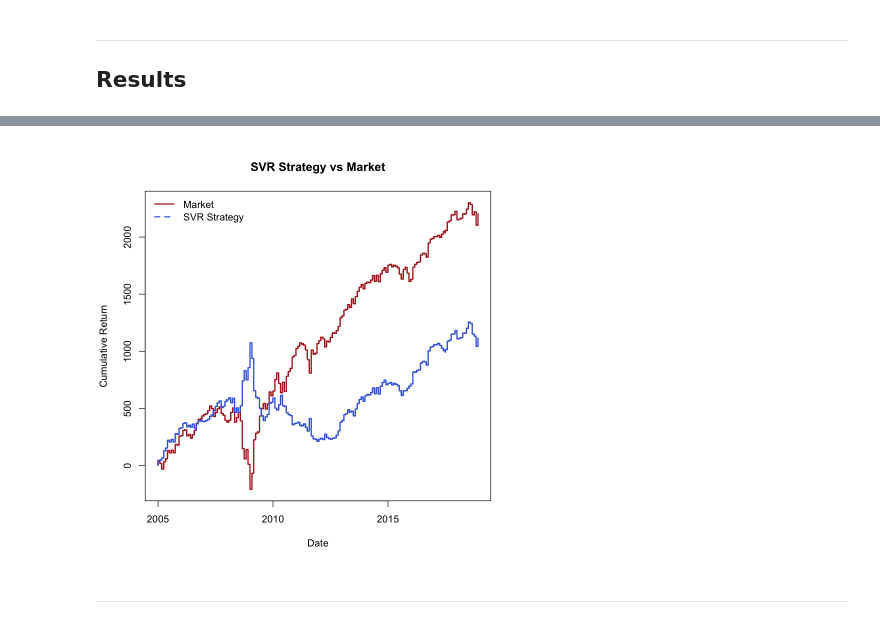
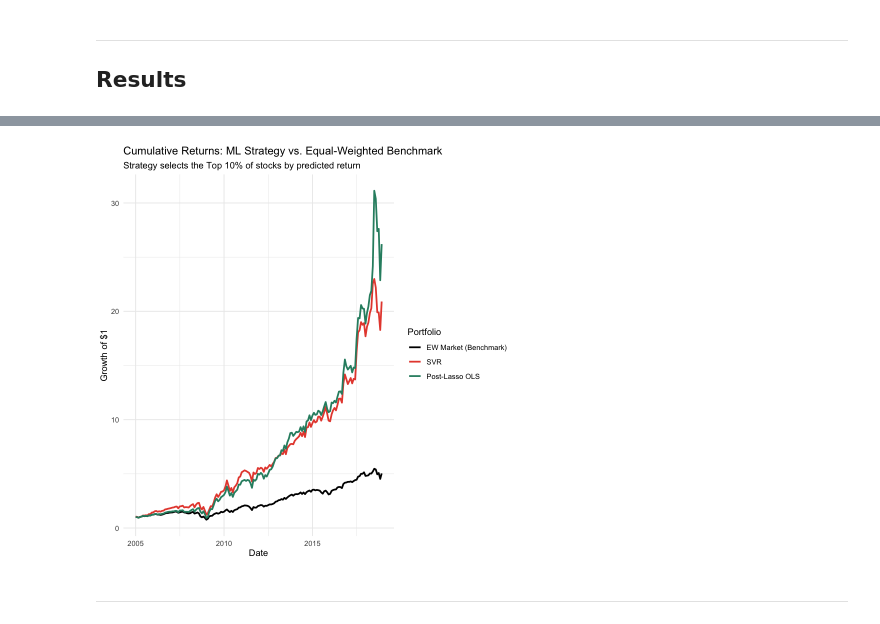
Before and after one commit to hugh-jiang/afm423, a Jupyter notebook: svr_ff5_and_hurst.ipynb, the cells around one changed output, grey strips where cells are left out. Cells and saved outputs as stored; diff of their text form; code cells hidden in the pictures.

```diff
--- a/svr_ff5_and_hurst.ipynb
+++ b/svr_ff5_and_hurst.ipynb
@@ -561,31 +619,45 @@ abline(h = 0, col = "red", lwd = 2)
-# %%
-# Calculate returns
-strategy_returns <- sign(predictions_df$pred_svr) * predictions_df$actual
-
-cum_actual   <- cumsum(predictions_df$actual)
-cum_strategy <- cumsum(strategy_returns)
-
-# Plot the Market line (Solid Red)
-plot(predictions_df$date, cum_actual,
-     type = "l",
-     col = "firebrick",          # Change Market color here
-     lwd = 2,                    # Makes the line a bit thicker/cleaner
-     xlab = "Date",
-     ylab = "Cumulative Return",
-     main = "SVR Strategy vs Market")
-
-# Add the Strategy line (Dashed Blue)
-lines(predictions_df$date, cum_strategy,
-      lty = 2,
-      col = "royalblue",         # Change Strategy color here
-      lwd = 2)
-
-# Update the legend to match colors and line types
-legend("topleft",
-       legend = c("Market", "SVR Strategy"),
-       lty = c(1, 2),
-       col = c("firebrick", "royalblue"),
-       lwd = 2,
-       bty = "n")                # Removes the box around the legend for a cleaner look
-# %% [output]
-[figure, removed]
+# %%
+library(ggplot2)
+library(dplyr)
+library(tidyr)
+
+# 1. Calculate Portfolio Returns
+# We will take the Top 10% of stocks based on RF and OLS predictions each month
+perf_comparison <- predictions_df %>%
+  group_by(date) %>%
+  summarise(
+    # Benchmark: Mean of all stocks (Equal-Weighted Market)
+    EW_Market = mean(actual, na.rm = TRUE),
+
+    # Strategy: Mean actual return of top 10% predicted stocks
+    SVR_Top_10 = mean(actual[pred_svr >= quantile(pred_svr, 0.9, na.rm = TRUE)], na.rm = TRUE),
+    OLS_Top_10 = mean(actual[pred_ols >= quantile(pred_ols, 0.9, na.rm = TRUE)], na.rm = TRUE)
+  ) %>%
+  arrange(date) %>%
+  mutate(
+    # Convert simple returns to cumulative returns (1 + r)
+    cum_market = cumprod(1 + EW_Market),
+    cum_svr    = cumprod(1 + SVR_Top_10),
+    cum_ols    = cumprod(1 + OLS_Top_10)
+  )
+
+# 2. Reshape for plotting
+plot_data <- perf_comparison %>%
+  select(date, cum_market, cum_svr, cum_ols) %>%
+  pivot_longer(-date, names_to = "Strategy", values_to = "Cumulative_Return")
+
+# 3. Construct the Plot
+ggplot(plot_data, aes(x = date, y = Cumulative_Return, color = Strategy)) +
+  geom_line(size = 1) +
+  labs(
+    title = "Cumulative Returns: ML Strategy vs. Equal-Weighted Benchmark",
+    subtitle = "Strategy selects the Top 10% of stocks by predicted return",
+    x = "Date",
+    y = "Growth of $1",
+    color = "Portfolio"
+  ) +
+  theme_minimal() +
+  scale_color_manual(values = c("cum_market" = "black", "cum_svr" = "#2c8d70", "cum_ols" = "#e74c3c"),
+                     labels = c("EW Market (Benchmark)", "SVR", "Post-Lasso OLS"))
+# %% [output]
+[figure, added]
```
Also changed, not shown: parts of 13 cells of this notebook.
